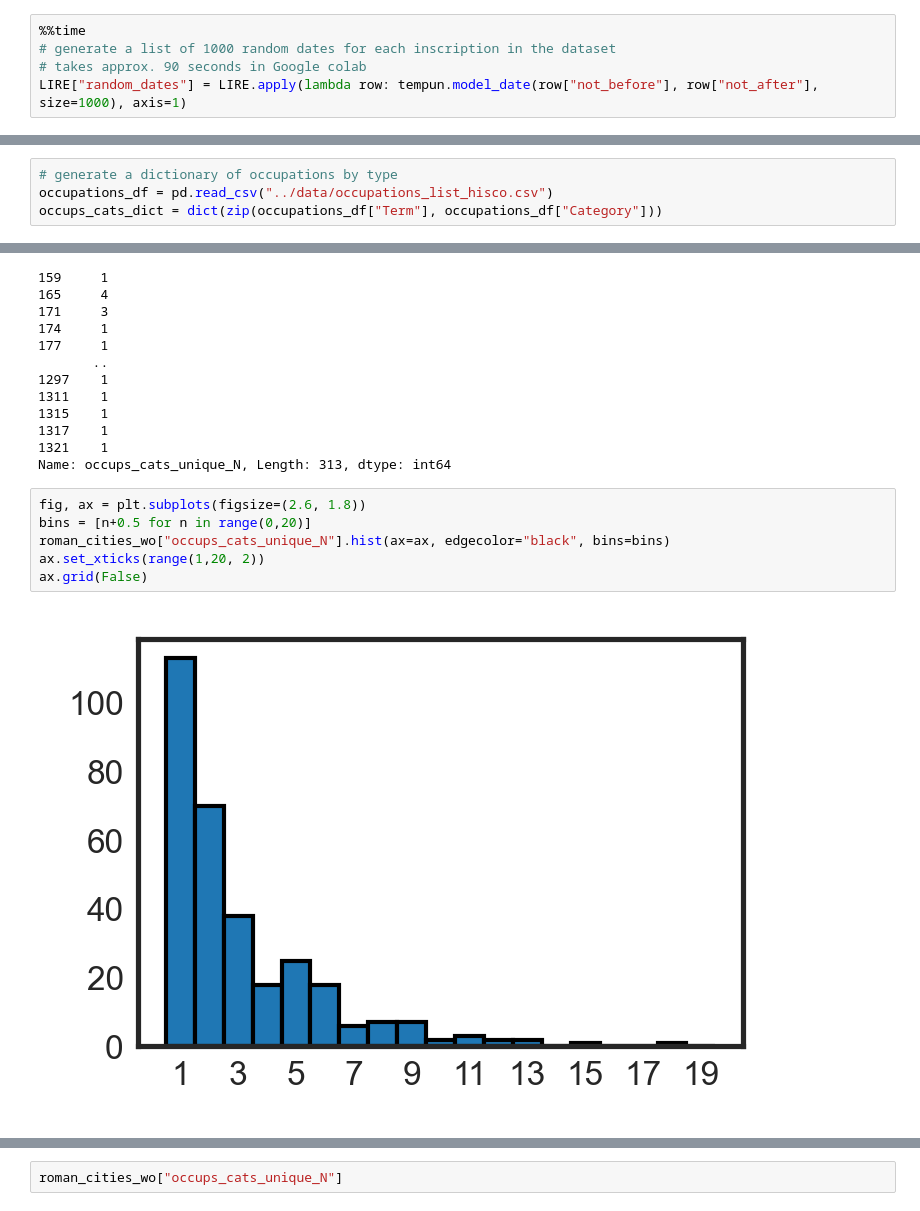
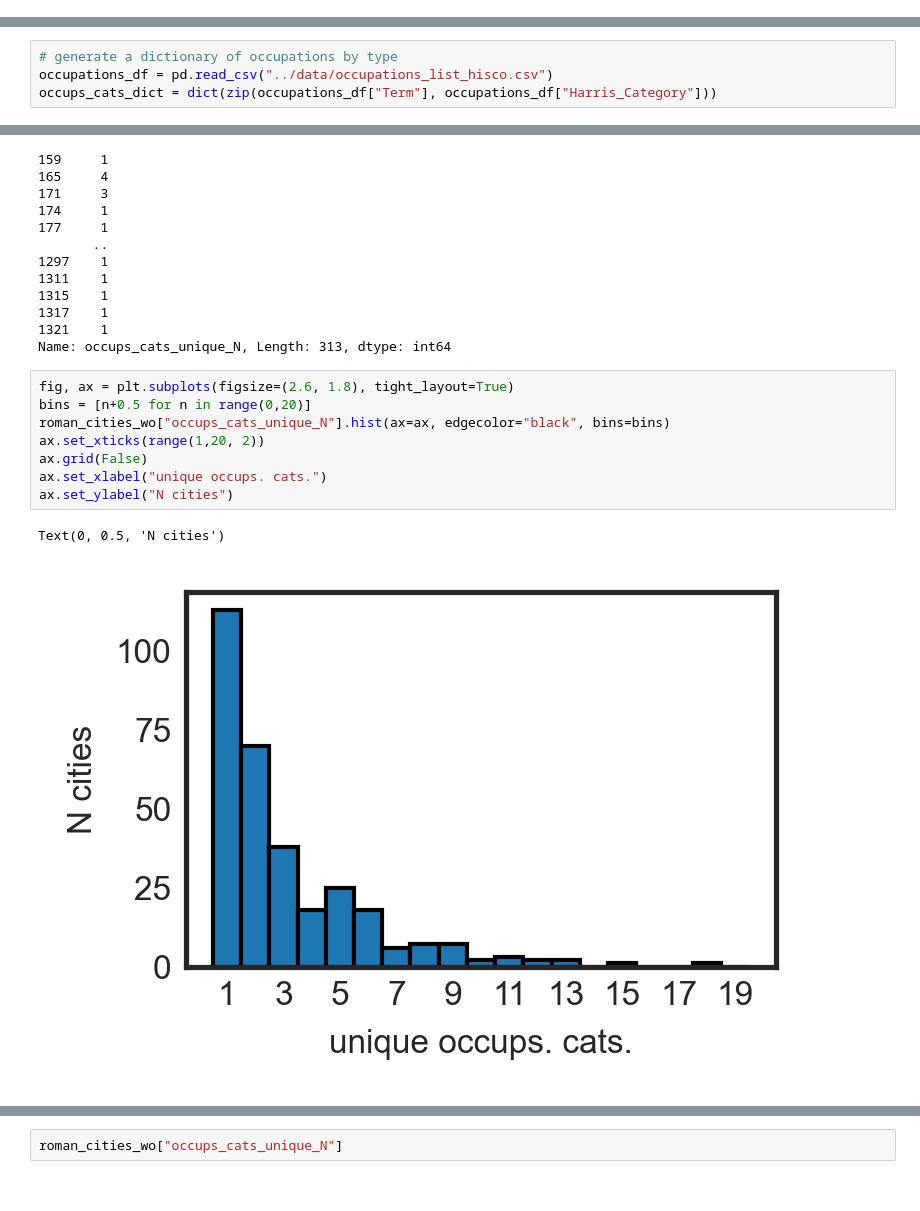
Before and after one commit to sdam-au/social_diversity, a Jupyter notebook: scripts/DIVERSITYvsSPECIALIZATION.ipynb, the cells around one changed output, grey strips where cells are left out. Saved outputs shown, nothing was run; the diff lists cells and outputs as text.

```diff
--- a/scripts/DIVERSITYvsSPECIALIZATION.ipynb
+++ b/scripts/DIVERSITYvsSPECIALIZATION.ipynb
@@ -34,8 +37,3 @@ plt.rcParams['font.size'] = 8
 # Import datasets
 # %%
 LIRE = gpd.read_parquet("../data/large_data/LIRE_occupsorgs_cats.parquet")
-# %%
-%%time
-# generate a list of 1000 random dates for each inscription in the dataset
-# takes approx. 90 seconds in Google colab
-LIRE["random_dates"] = LIRE.apply(lambda row: tempun.model_date(row["not_before"], row["not_after"], size=1000), axis=1)
@@ -291,7 +222,7 @@ roman_cities_wo
 # %%
 # generate a dictionary of occupations by type
 occupations_df = pd.read_csv("../data/occupations_list_hisco.csv")
-occups_cats_dict = dict(zip(occupations_df["Term"], occupations_df["Category"]))
+occups_cats_dict = dict(zip(occupations_df["Term"], occupations_df["Harris_Category"]))
 # %%
 print(len(set(occups_cats_dict.values())))
 set(occups_cats_dict.values())
@@ -363,10 +294,13 @@ roman_cities_wo["occups_cats_unique_N"]
 1321    1
 Name: occups_cats_unique_N, Length: 313, dtype: int64
 # %%
-fig, ax = plt.subplots(figsize=(2.6, 1.8))
+fig, ax = plt.subplots(figsize=(2.6, 1.8), tight_layout=True)
 bins = [n+0.5 for n in range(0,20)]
 roman_cities_wo["occups_cats_unique_N"].hist(ax=ax, edgecolor="black", bins=bins)
 ax.set_xticks(range(1,20, 2))
 ax.grid(False)
+ax.set_xlabel("unique occups. cats.")
+ax.set_ylabel("N cities")
 # %% [output]
+Text(0, 0.5, 'N cities')
-[figure, old version]
+[figure, new version]
```
Also changed, not shown: parts of 42 cells of this notebook, 4 other files.
